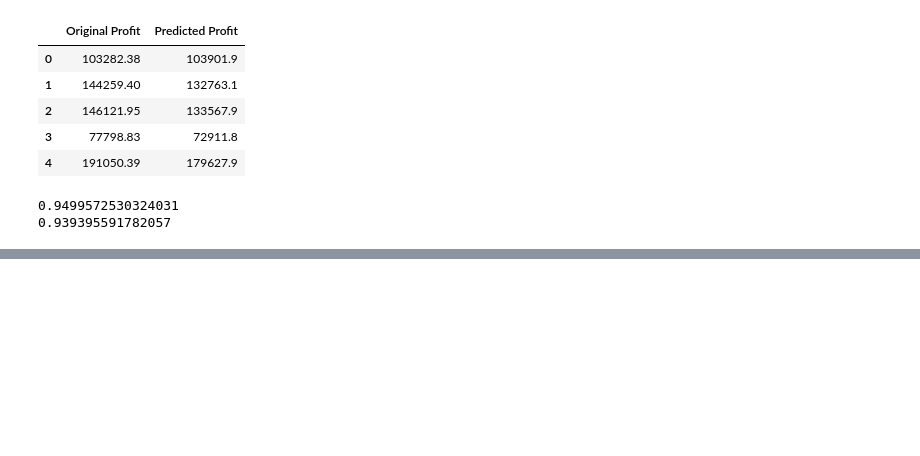
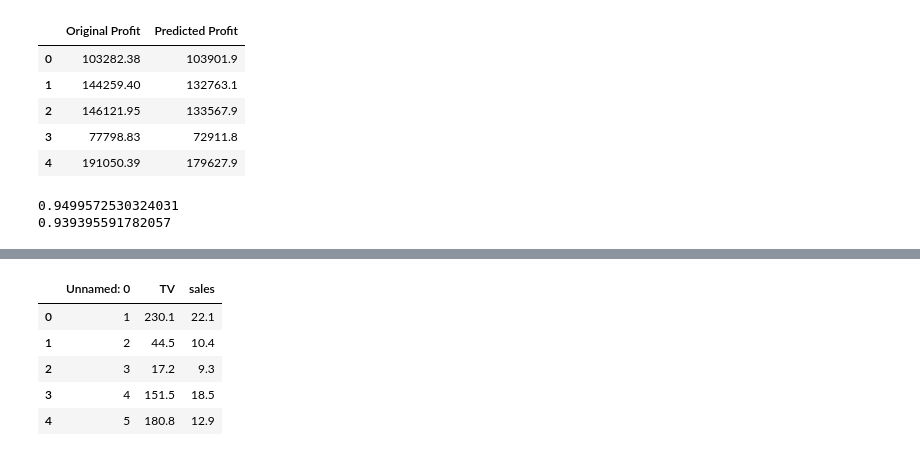
Before and after one commit to chiusanghung/AI, a Jupyter notebook: week7.ipynb, the cells around one changed output, grey strips where cells are left out. Saved outputs shown, nothing was run; the diff lists cells and outputs as text; code cells hidden in the pictures; blank space fills up the shorter version.

```diff
--- a/week7.ipynb
+++ b/week7.ipynb
@@ -437,0 +465,11 @@ print(regressor.score(X_test, y_test))
+# %%
+X = data.drop(['radio', 'newspaper'], axis = True)
+y = data['radio']
+X.head()
+# %% [output]
+|  | Unnamed: 0 | TV | sales |
+| 0 | 1 | 230.1 | 22.1 |
+| 1 | 2 | 44.5 | 10.4 |
+| 2 | 3 | 17.2 | 9.3 |
+| 3 | 4 | 151.5 | 18.5 |
+| 4 | 5 | 180.8 | 12.9 |
```
Also changed, not shown: parts of 4 cells of this notebook.
